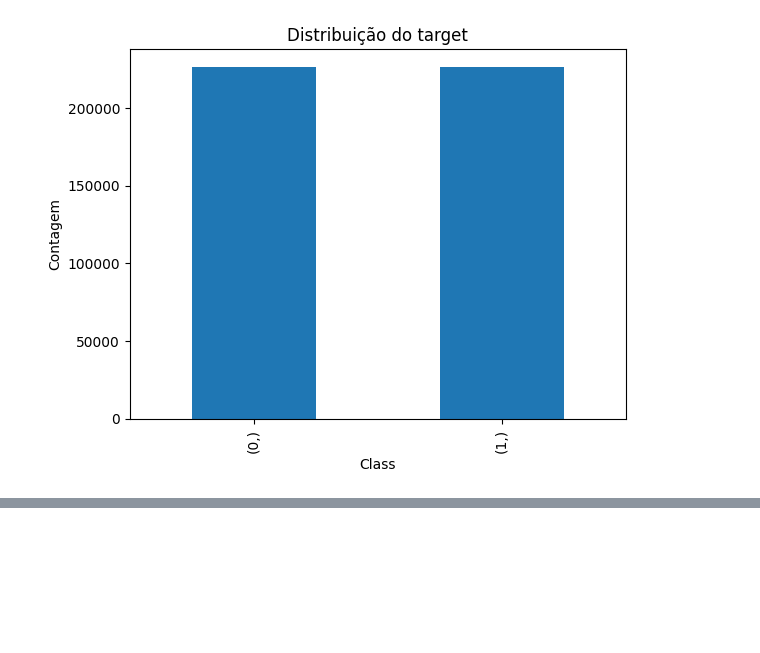
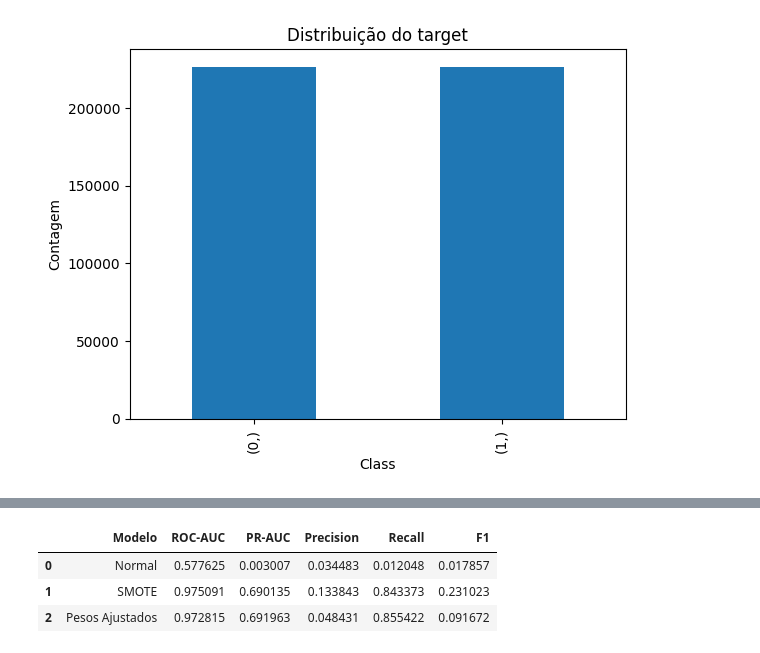
Before and after one commit to nicolepetrica/credit-card-fraud, a Jupyter notebook: notebooks/regressao_logistica.ipynb, the cells around one changed output, grey strips where cells are left out. Drawn from its saved outputs; the diff is of its cells as text; code cells hidden in the pictures; blank space fills up the shorter version.

```diff
--- a/notebooks/regressao_logistica.ipynb
+++ b/notebooks/regressao_logistica.ipynb
@@ -128,0 +162,2 @@ weighted avg       1.00      0.98      0.99     56746
+# %%
+log_reg_w.fit(X_train, y_train)
@@ -128,0 +174,11 @@ weighted avg       1.00      0.98      0.99     56746
+# %%
+y_pred_w = log_reg_w.predict(X_test)
+# %%
+results_weights = {
+    "Modelo": "Pesos Ajustados",
+    "ROC-AUC": roc_auc_score(y_test, log_reg_w.predict_proba(X_test)[:,1]),
+    "PR-AUC": average_precision_score(y_test, log_reg_w.predict_proba(X_test)[:,1]),
+    "Precision": classification_report(y_test, y_pred_w, output_dict=True)["1"]["precision"],
+    "Recall": classification_report(y_test, y_pred_w, output_dict=True)["1"]["recall"],
+    "F1": classification_report(y_test, y_pred_w, output_dict=True)["1"]["f1-score"],
+}
@@ -128,0 +200,7 @@ weighted avg       1.00      0.98      0.99     56746
+# %%
+df_results
+# %% [output]
+|  | Modelo | ROC-AUC | PR-AUC | Precision | Recall | F1 |
+| 0 | Normal | 0.577625 | 0.003007 | 0.034483 | 0.012048 | 0.017857 |
+| 1 | SMOTE | 0.975091 | 0.690135 | 0.133843 | 0.843373 | 0.231023 |
+| 2 | Pesos Ajustados | 0.972815 | 0.691963 | 0.048431 | 0.855422 | 0.091672 |
```
Also changed, not shown: parts of 32 cells of this notebook, 2 other files.
